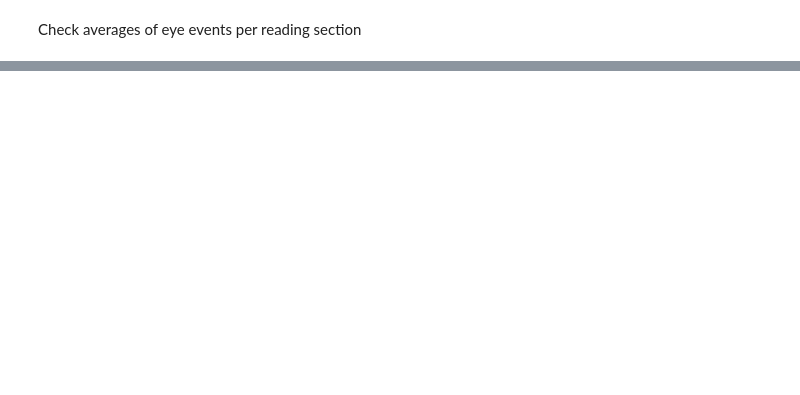
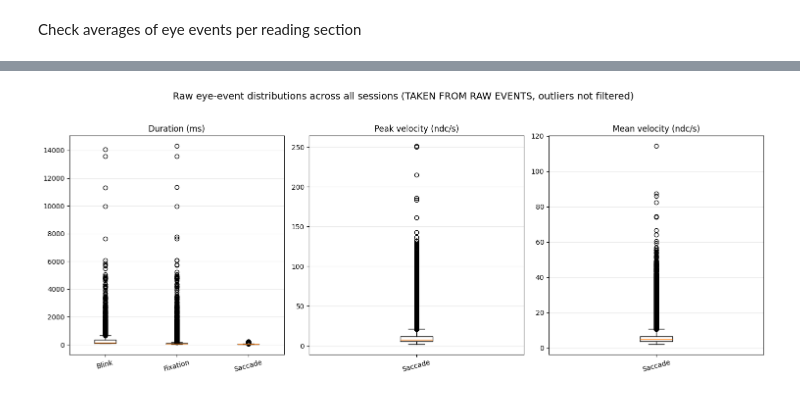
Before and after one commit to PhilipJohnsen/eyetracked-chromatic-filtering, a Jupyter notebook: analysis/checkavg.ipynb, the cells around one changed output, grey strips where cells are left out. Saved outputs shown, nothing was run; the diff lists cells and outputs as text; code cells hidden in the pictures; blank space fills up the shorter version.

```diff
--- a/analysis/checkavg.ipynb
+++ b/analysis/checkavg.ipynb
@@ -217,0 +219,89 @@ display(condition_table)
+# %%
+logs_root = Path("..") / "logs"
+eye_event_paths = sorted(logs_root.glob("P*/S*/eye_events.csv"))
+if not eye_event_paths:
+    raise FileNotFoundError(f"No eye_events.csv files found under {logs_root}")
+
+frames: list[pd.DataFrame] = []
+for path in eye_event_paths:
+    with path.open("r", encoding="utf-8-sig", newline="") as handle:
+        reader = csv.DictReader(handle)
+        rows = list(reader)
+    if not rows:
+        continue
+    frame = pd.DataFrame(rows)
+    frame["source_file"] = str(path)
+    frames.append(frame)
+
+if not frames:
+    raise ValueError("No rows found in any eye_events.csv file")
+
+eye_events = pd.concat(frames, ignore_index=True)
+eye_events["event_type"] = eye_events["event_type"].astype(str).str.strip().str.lower()
+
+for column in ["duration_ms", "peak_velocity_ndc_per_s", "mean_velocity_ndc_per_s"]:
+    eye_events[column] = pd.to_numeric(eye_events[column], errors="coerce")
+
+plot_specs = [
+    ("duration_ms", "Duration (ms)", ["blink", "fixation", "saccade"]),
+    ("peak_velocity_ndc_per_s", "Peak velocity (ndc/s)", ["saccade"]),
+    ("mean_velocity_ndc_per_s", "Mean velocity (ndc/s)", ["saccade"]),
+]
+
+fig, axes = plt.subplots(nrows=1, ncols=len(plot_specs), figsize=(5 * len(plot_specs), 6))
+if len(plot_specs) == 1:
+    axes = [axes]
+
+for ax, (column, title, event_order) in zip(axes, plot_specs):
+    plot_data = []
+    labels = []
+    for event_type in event_order:
+        values = eye_events.loc[eye_events["event_type"] == event_type, column].dropna().tolist()
+        if values:
+            plot_data.append(values)
+            labels.append(event_type.title())
+    if not plot_data:
+        ax.set_title(f"No data for {title}")
+        ax.axis("off")
+        continue
+    ax.boxplot(plot_data, tick_labels=labels, showfliers=True, vert=True)
+    ax.set_title(title)
+    ax.grid(axis="y", alpha=0.25)
+    ax.tick_params(axis="x", rotation=15)
+
+fig.suptitle("Raw eye-event distributions across all sessions (TAKEN FROM RAW EVENTS, outliers not filtered)", fontsize=14)
+fig.tight_layout(rect=[0, 0, 1, 0.95])
+plt.show()
+
+print(f"Loaded {len(eye_event_paths)} eye_events.csv files with {len(eye_events):,} total rows")
+print(eye_events[["event_type", "duration_ms", "peak_velocity_ndc_per_s", "mean_velocity_ndc_per_s"]].groupby("event_type").count())
+
+#Blink percentiles
+print("\n\n Blink percentiles")
+print("95th: ", eye_events.loc[eye_events["event_type"] == "blink", "duration_ms"].quantile(0.95))
+print("99th: ", eye_events.loc[eye_events["event_type"] == "blink", "duration_ms"].quantile(0.99))
+print("99.9th: ", eye_events.loc[eye_events["event_type"] == "blink", "duration_ms"].quantile(0.999))
+
+#Fixation percentiles
+print("\n Fixation percentiles")
+print("95th: ", eye_events.loc[eye_events["event_type"] == "fixation", "duration_ms"].quantile(0.95))
+print("99th: ", eye_events.loc[eye_events["event_type"] == "fixation", "duration_ms"].quantile(0.99))
+print("99.9th: ", eye_events.loc[eye_events["event_type"] == "fixation", "duration_ms"].quantile(0.999))
+
+#Saccade percentiles
+print("\n Saccade percentiles")
+print("95th: ", eye_events.loc[eye_events["event_type"] == "saccade", "duration_ms"].quantile(0.95))
+print("99th: ", eye_events.loc[eye_events["event_type"] == "saccade", "duration_ms"].quantile(0.99))
+print("99.9th: ", eye_events.loc[eye_events["event_type"] == "saccade", "duration_ms"].quantile(0.999))
+
+print("\n Peak velocity percentiles (saccades only)")
+print("95th: ", eye_events.loc[eye_events["event_type"] == "saccade", "peak_velocity_ndc_per_s"].quantile(0.95))
+print("99th: ", eye_events.loc[eye_events["event_type"] == "saccade", "peak_velocity_ndc_per_s"].quantile(0.99))
+print("99.9th: ", eye_events.loc[eye_events["event_type"] == "saccade", "peak_velocity_ndc_per_s"].quantile(0.999))
+
+print("\n Mean velocity percentiles (saccades only)")
+print("95th: ", eye_events.loc[eye_events["event_type"] == "saccade", "mean_velocity_ndc_per_s"].quantile(0.95))
+print("99th: ", eye_events.loc[eye_events["event_type"] == "saccade", "mean_velocity_ndc_per_s"].quantile(0.99))
+print("99.9th: ", eye_events.loc[eye_events["event_type"] == "saccade", "mean_velocity_ndc_per_s"].quantile(0.999))
+# %% [output]
+[figure, added]
```
Also changed, not shown: parts of 4 cells of this notebook, 4 other files.
